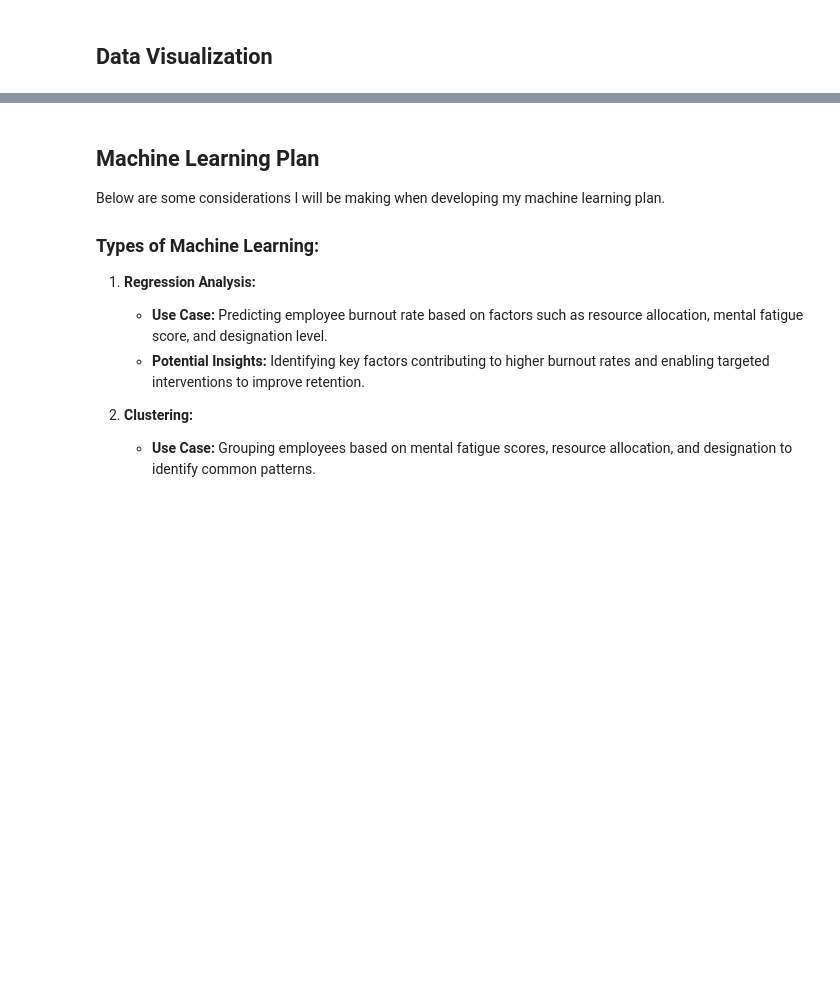
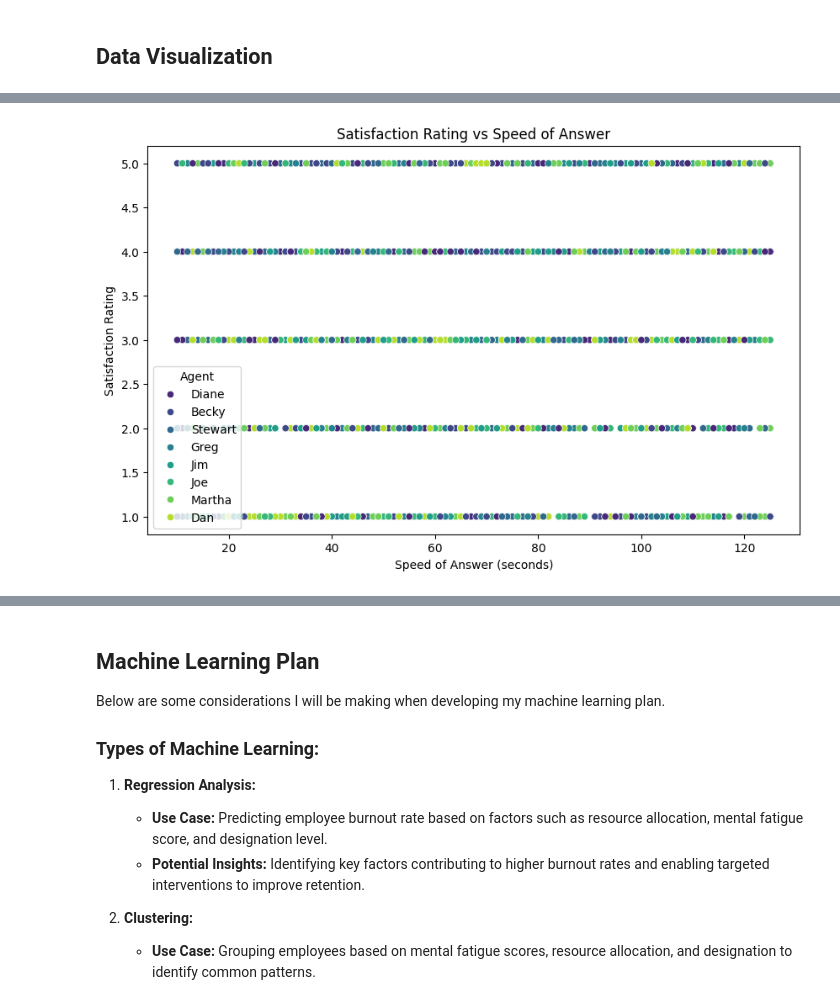
Before and after one commit to IT4063C-Fall24/final-project-cortesne, a Jupyter notebook: source.ipynb, the cells around one changed output, grey strips where cells are left out. Drawn from its saved outputs; the diff is of its cells as text; code cells hidden in the pictures; blank space fills up the shorter version.

```diff
--- a/source.ipynb
+++ b/source.ipynb
@@ -332,0 +328,16 @@ import seaborn as sns
+# %%
+plt.figure(figsize=(10, 6))
+sns.scatterplot(
+    data=data,
+    x="Speed of answer in seconds",
+    y="Satisfaction rating",
+    hue="Agent",
+    palette="viridis"
+)
+plt.title("Satisfaction Rating vs Speed of Answer")
+plt.xlabel("Speed of Answer (seconds)")
+plt.ylabel("Satisfaction Rating")
+plt.legend(title="Agent")
+plt.show()
+# %% [output]
+[figure, added]
```
Also changed, not shown: parts of 10 cells of this notebook.
